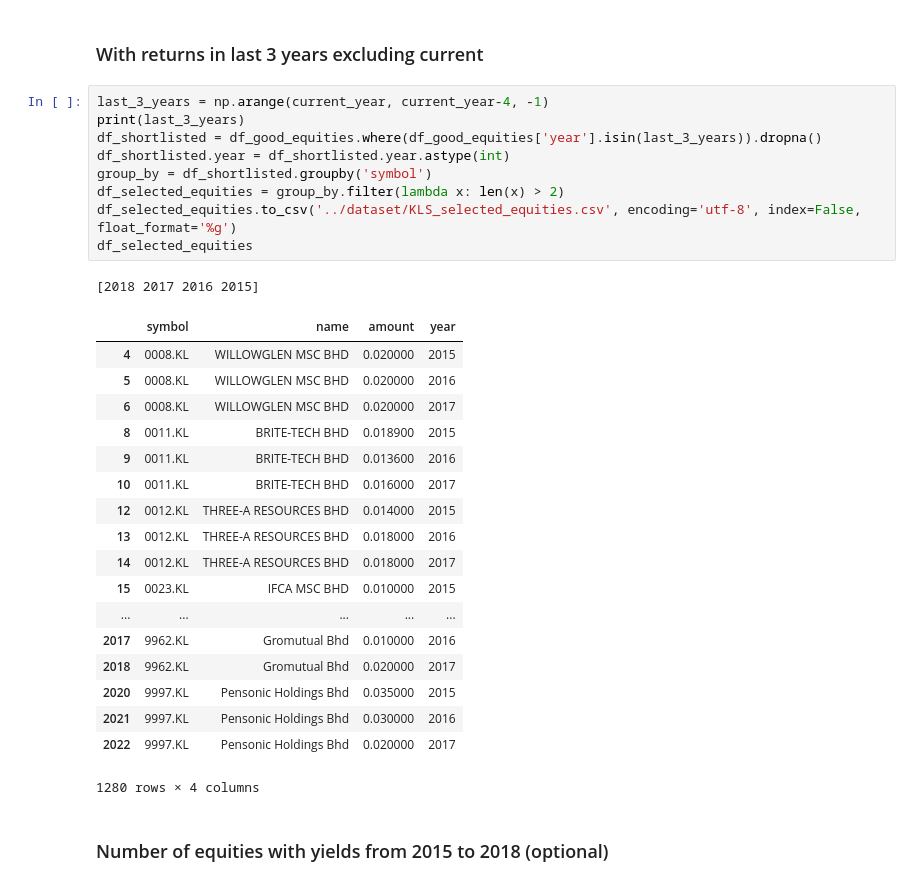
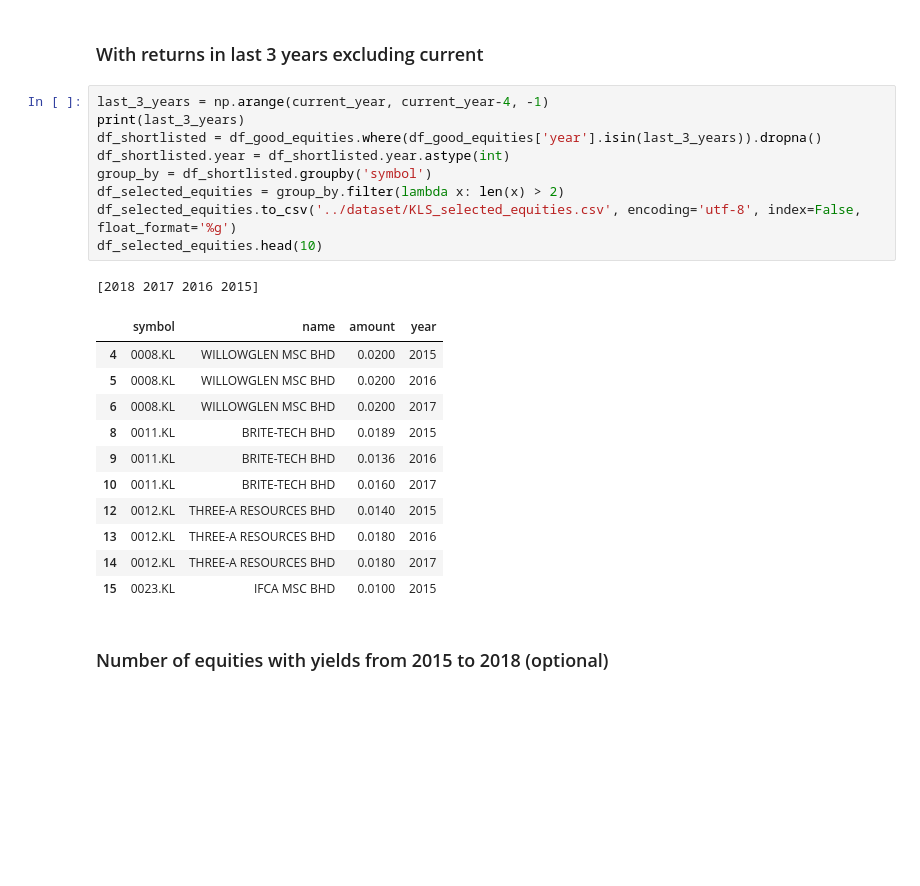
Before and after one commit to mengwangk/ai-playground, a Jupyter notebook: notebook/myInvestor-toolkit.ipynb, the cells around one changed output. Saved outputs shown, nothing was run; the diff lists cells and outputs as text; blank space fills up the shorter version.

```diff
--- a/notebook/myInvestor-toolkit.ipynb
+++ b/notebook/myInvestor-toolkit.ipynb
@@ -252,32 +239,25 @@ len(df_good_equities.symbol.unique())
 # %%
 last_3_years = np.arange(current_year, current_year-4, -1)
 print(last_3_years)
 df_shortlisted = df_good_equities.where(df_good_equities['year'].isin(last_3_years)).dropna()
 df_shortlisted.year = df_shortlisted.year.astype(int)
 group_by = df_shortlisted.groupby('symbol')
 df_selected_equities = group_by.filter(lambda x: len(x) > 2)
 df_selected_equities.to_csv('../dataset/KLS_selected_equities.csv', encoding='utf-8', index=False, float_format='%g')
-df_selected_equities
+df_selected_equities.head(10)
 # %% [output]
 [2018 2017 2016 2015]
 |  | symbol | name | amount | year |
-| 4 | 0008.KL | WILLOWGLEN MSC BHD | 0.020000 | 2015 |
-| 5 | 0008.KL | WILLOWGLEN MSC BHD | 0.020000 | 2016 |
-| 6 | 0008.KL | WILLOWGLEN MSC BHD | 0.020000 | 2017 |
-| 8 | 0011.KL | BRITE-TECH BHD | 0.018900 | 2015 |
-| 9 | 0011.KL | BRITE-TECH BHD | 0.013600 | 2016 |
-| 10 | 0011.KL | BRITE-TECH BHD | 0.016000 | 2017 |
-| 12 | 0012.KL | THREE-A RESOURCES BHD | 0.014000 | 2015 |
-| 13 | 0012.KL | THREE-A RESOURCES BHD | 0.018000 | 2016 |
-| 14 | 0012.KL | THREE-A RESOURCES BHD | 0.018000 | 2017 |
-| 15 | 0023.KL | IFCA MSC BHD | 0.010000 | 2015 |
-| ... | ... | ... | ... | ... |
-| 2017 | 9962.KL | Gromutual Bhd | 0.010000 | 2016 |
-| 2018 | 9962.KL | Gromutual Bhd | 0.020000 | 2017 |
-| 2020 | 9997.KL | Pensonic Holdings Bhd | 0.035000 | 2015 |
-| 2021 | 9997.KL | Pensonic Holdings Bhd | 0.030000 | 2016 |
-| 2022 | 9997.KL | Pensonic Holdings Bhd | 0.020000 | 2017 |
+| 4 | 0008.KL | WILLOWGLEN MSC BHD | 0.0200 | 2015 |
+| 5 | 0008.KL | WILLOWGLEN MSC BHD | 0.0200 | 2016 |
+| 6 | 0008.KL | WILLOWGLEN MSC BHD | 0.0200 | 2017 |
+| 8 | 0011.KL | BRITE-TECH BHD | 0.0189 | 2015 |
+| 9 | 0011.KL | BRITE-TECH BHD | 0.0136 | 2016 |
+| 10 | 0011.KL | BRITE-TECH BHD | 0.0160 | 2017 |
+| 12 | 0012.KL | THREE-A RESOURCES BHD | 0.0140 | 2015 |
+| 13 | 0012.KL | THREE-A RESOURCES BHD | 0.0180 | 2016 |
+| 14 | 0012.KL | THREE-A RESOURCES BHD | 0.0180 | 2017 |
+| 15 | 0023.KL | IFCA MSC BHD | 0.0100 | 2015 |
-1280 rows × 4 columns
 # %% [markdown]
 ### Number of equities with yields from 2015 to 2018 (optional)
 # %%
```
Also changed, not shown: parts of 15 cells of this notebook, 10 other files.
